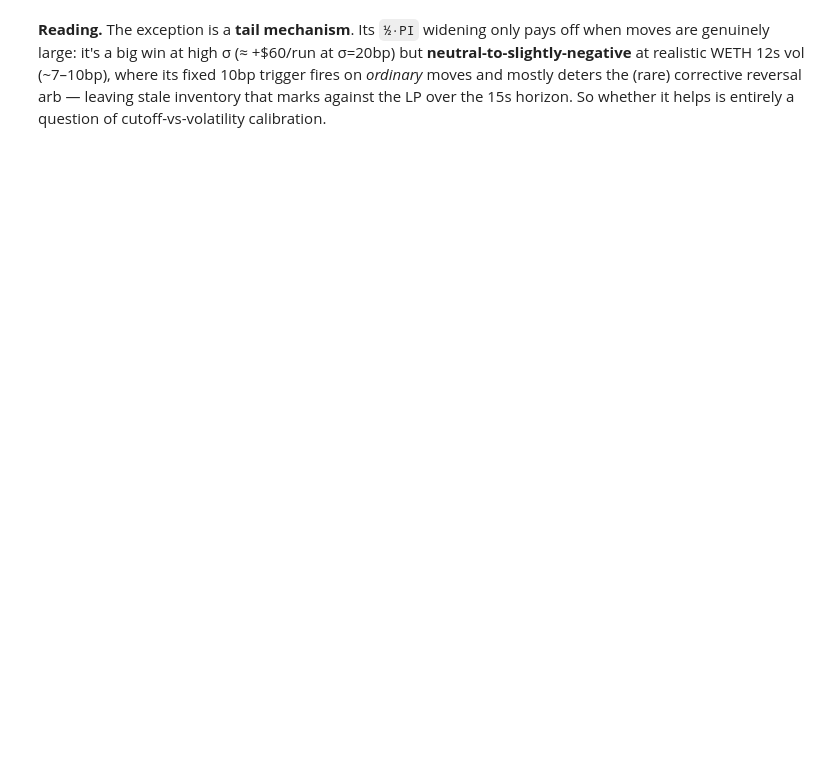
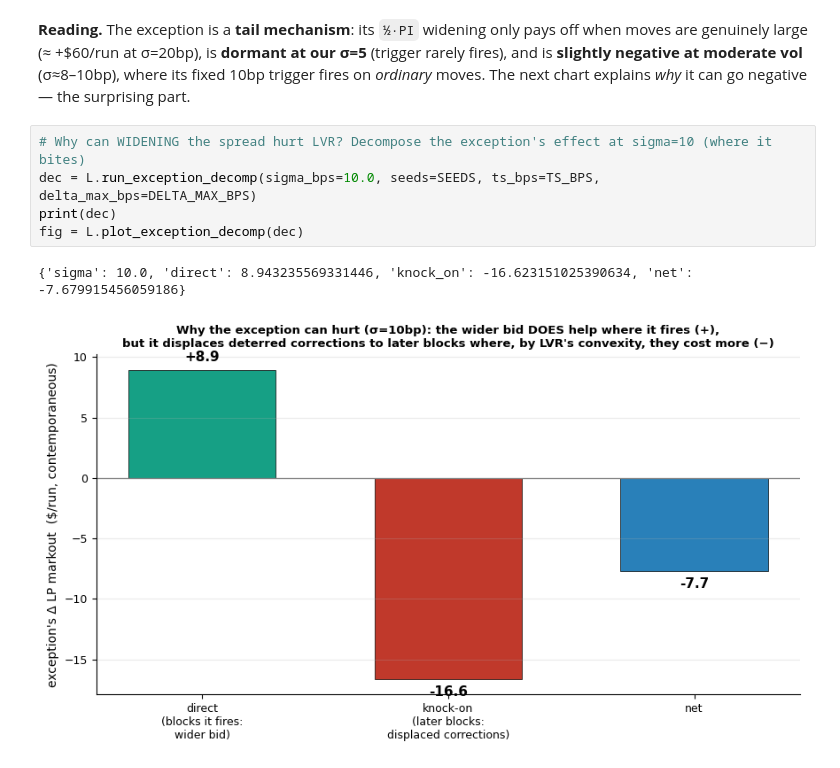
Before and after one commit to wanxinwanxin/amm-gym, a Jupyter notebook: presentation/arb_only_lvr_lab.ipynb, the cells around one changed output. Saved outputs shown, nothing was run; the diff lists cells and outputs as text; blank space fills up the shorter version.

```diff
--- a/presentation/arb_only_lvr_lab.ipynb
+++ b/presentation/arb_only_lvr_lab.ipynb
@@ -92,6 +87,13 @@ fig = L.plot_exception_vol(vol)
 # %% [markdown]
-**Reading.** The exception is a **tail mechanism**. Its `½·PI` widening only pays off when moves are
-genuinely large: it's a big win at high σ (≈ +&#36;60/run at σ=20bp) but **neutral-to-slightly-negative**
-at realistic WETH 12s vol (~7–10bp), where its fixed 10bp trigger fires on *ordinary* moves and mostly
-deters the (rare) corrective reversal arb — leaving stale inventory that marks against the LP over the
-15s horizon. So whether it helps is entirely a question of cutoff-vs-volatility calibration.
+**Reading.** The exception is a **tail mechanism**: its `½·PI` widening only pays off when moves are
+genuinely large (≈ +&#36;60/run at σ=20bp), is **dormant at our σ=5** (trigger rarely fires), and is
+**slightly negative at moderate vol** (σ≈8–10bp), where its fixed 10bp trigger fires on *ordinary*
+moves. The next chart explains *why* it can go negative — the surprising part.
+# %%
+# Why can WIDENING the spread hurt LVR? Decompose the exception's effect at sigma=10 (where it bites)
+dec = L.run_exception_decomp(sigma_bps=10.0, seeds=SEEDS, ts_bps=TS_BPS, delta_max_bps=DELTA_MAX_BPS)
+print(dec)
+fig = L.plot_exception_decomp(dec)
+# %% [output]
+{'sigma': 10.0, 'direct': 8.943235569331446, 'knock_on': -16.623151025390634, 'net': -7.679915456059186}
+[figure, added]
```
Also changed, not shown: parts of 10 cells of this notebook, 1 other file.
